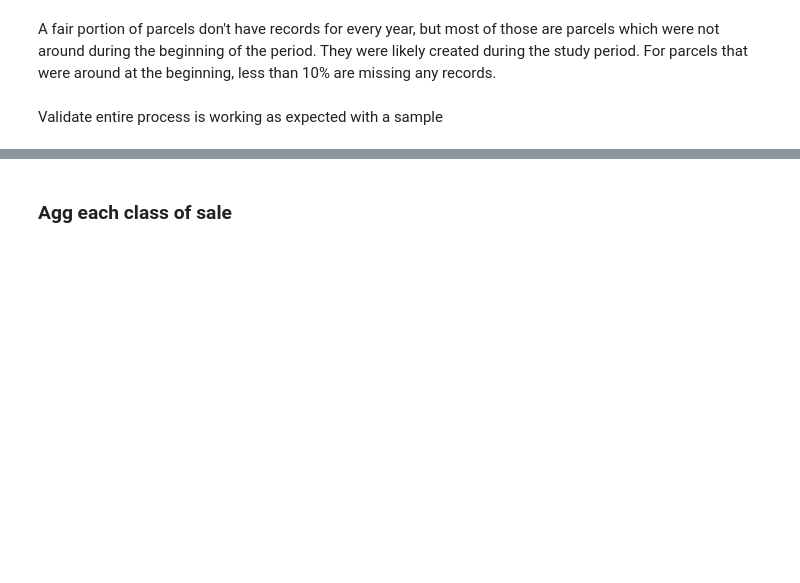
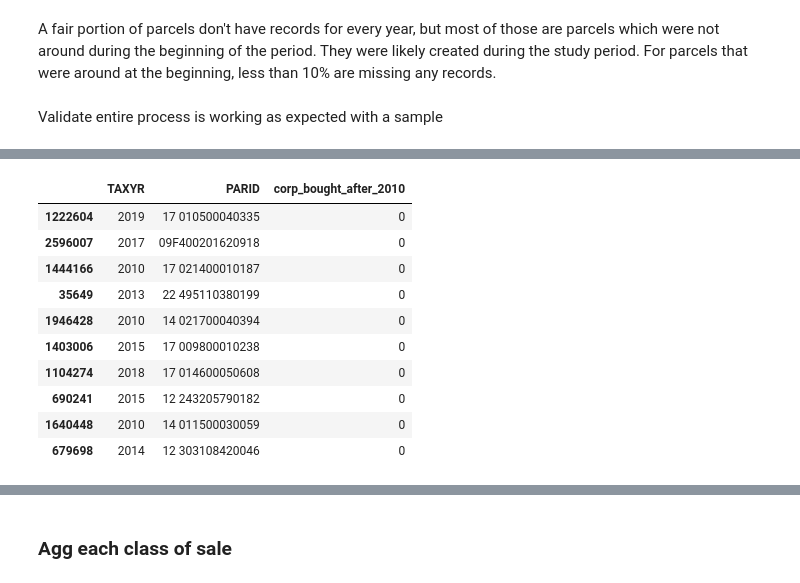
Before and after one commit to Nicholas-Polimeni/wealth-loss-sfr, a Jupyter notebook: analysis.ipynb, the cells around one changed output, grey strips where cells are left out. Saved outputs shown, nothing was run; the diff lists cells and outputs as text; code cells hidden in the pictures; blank space fills up the shorter version.

```diff
--- a/analysis.ipynb
+++ b/analysis.ipynb
@@ -996,0 +1032,19 @@ govt += fulton_sales_all[
+# %%
+# Flag for corp owner bought after study period began
+parcels_corp_from_ind = set(fulton_sales_all[fulton_sales_all["corp_bought_ind"] == 1]['PARID'].unique())
+digest_full_geo_nbhd["corp_bought_after_2010"] = digest_full_geo_nbhd["PARID"].apply(lambda x: 1 if x in parcels_corp_from_ind else 0)
+
+# Validate
+digest_full_geo_nbhd[["TAXYR", "PARID", "corp_bought_after_2010"]].sample(10)
+# %% [output]
+|  | TAXYR | PARID | corp_bought_after_2010 |
+| 1222604 | 2019 | 17 010500040335 | 0 |
+| 2596007 | 2017 | 09F400201620918 | 0 |
+| 1444166 | 2010 | 17 021400010187 | 0 |
+| 35649 | 2013 | 22 495110380199 | 0 |
+| 1946428 | 2010 | 14 021700040394 | 0 |
+| 1403006 | 2015 | 17 009800010238 | 0 |
+| 1104274 | 2018 | 17 014600050608 | 0 |
+| 690241 | 2015 | 12 243205790182 | 0 |
+| 1640448 | 2010 | 14 011500030059 | 0 |
+| 679698 | 2014 | 12 303108420046 | 0 |
```
Also changed, not shown: parts of 28 cells of this notebook.
